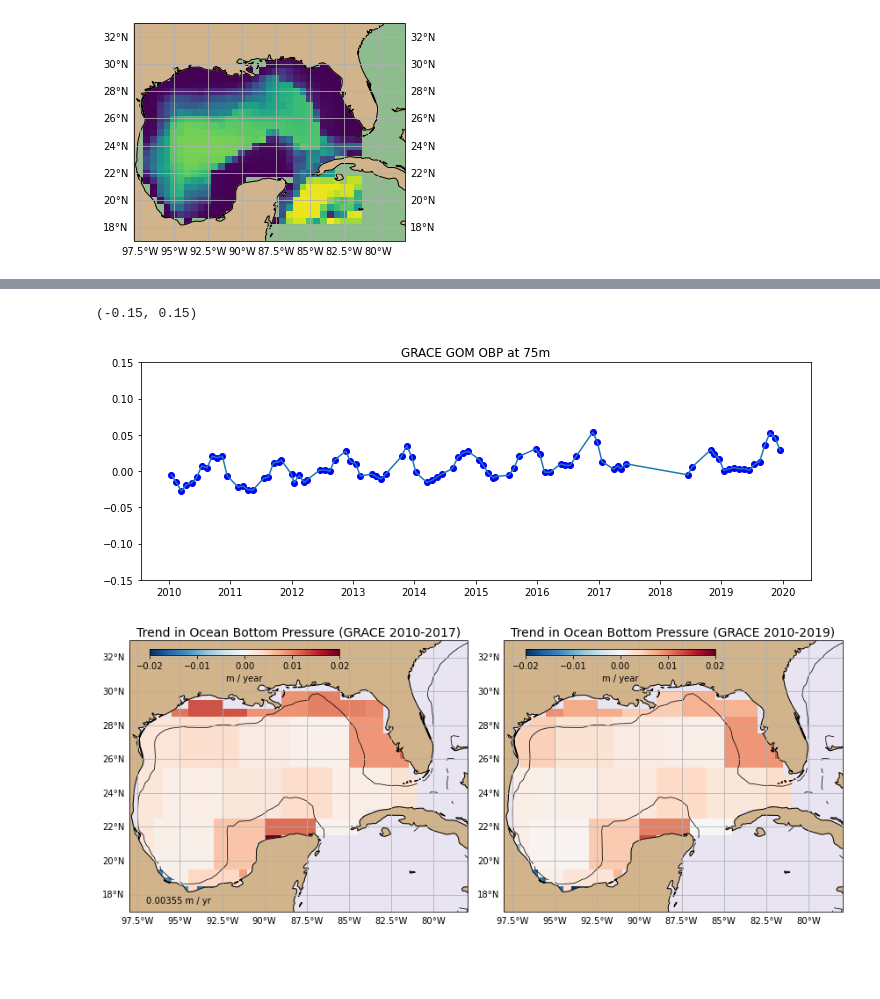
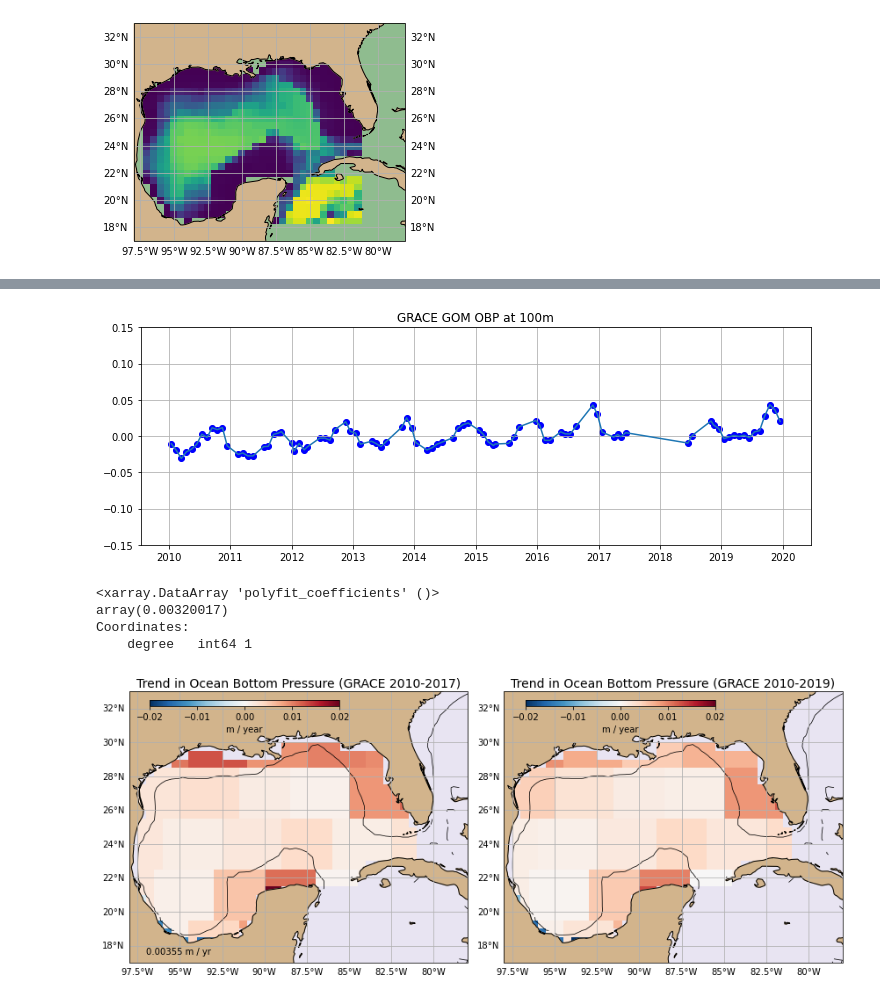
Before and after one commit to jakesteinberg/nasa_ostst, a Jupyter notebook: grace.ipynb, the cells around one changed output, grey strips where cells are left out. Saved outputs shown, nothing was run; the diff lists cells and outputs as text; code cells hidden in the pictures; blank space fills up the shorter version.

```diff
--- a/grace.ipynb
+++ b/grace.ipynb
@@ -118,11 +120,12 @@ ax.set_ylim([15,35]); ax.set_xlim([-100,-50])
 [figure]
 # %%
 gobp = grace.lwe_thickness.sel(time=slice("2010-01-01", "2017-12-31"))/100
-gobp = gobp - gobp.mean(dim='time')
+gobp = gobp - gobp.mean(dim='time')       # temporal anomaly
 pgobp = gobp.polyfit(dim='time', deg=1)
 gobp_trend = pgobp.polyfit_coefficients.isel(degree=0)*1e9*60*60*24*365
 
 gobp2 = grace.lwe_thickness.sel(time=slice("2010-01-01", "2019-12-31"))/100
+gobp2 = gobp2 - gobp2.mean(dim='time')    # temporal anomaly
 pgobp2 = gobp2.polyfit(dim='time', deg=1)
 gobp2_trend = pgobp2.polyfit_coefficients.isel(degree=0)*1e9*60*60*24*365
 # %%
@@ -159,6 +163,7 @@ gobp2_timeseries_sub = gobp2[:,lat_in][:,:,lon_in]
 # %%
 gulf_mask = xr.open_dataset('/Users/jakesteinberg/Documents/NASA_OSTST/ecco_gulf_mask_3.nc')
 # %%
+# define GOM mask and depths on GRACE grid
 mask_lon = gulf_mask.lon.data + 360
 mask_lat = gulf_mask.lat.data
 mask_val = np.nan*np.ones(np.shape(gobp_trend_sub))
@@ -177,6 +182,7 @@ for i in range(np.shape(gobp_trend_sub)[0]):
         mask_in = np.where((lons.data+360 > (this_lon-0.15)) & (lons.data+360 < (this_lon+0.15)) & \
                            (lats.data > (this_lat-0.15)) & (lats.data < (this_lat+0.15)))
         mask_dep[i,j] = np.nanmean(dep[mask_in].data)
+mask_dep = mask_dep*mask_val
 # %%
 # PLOT mask
 f, ax = plt.subplots(1,1,figsize=(6,4), subplot_kw={'projection':ccrs.PlateCarree(central_longitude=0)})
@@ -191,0 +209,12 @@ gobp_ts_sub_mask = gobp2_timeseries_sub*mask_val - (gobp2_timeseries_sub*mask_va
+# %%
+depth_i = 100
+depth_j = 4000
+desired_dep = np.where((mask_dep <= depth_i) & (mask_dep > 10))
+all_dep = np.where((mask_dep <= depth_j) & (mask_dep > 10))
+G_lon, G_lat = np.meshgrid(gobp_trend_sub.lon, gobp_trend_sub.lat)
+# PLOT desired depths
+f, ax = plt.subplots(1,1,figsize=(6,4), subplot_kw={'projection':ccrs.PlateCarree(central_longitude=0)})
+ax.scatter(G_lon[desired_dep], G_lat[desired_dep], s=10, transform=ccrs.PlateCarree()); ax.grid(); # mask_dep[desired_dep]
+ax.add_feature(cartopy.feature.LAND, color='#D2B48C',zorder=1); ax.coastlines()
+gl = ax.gridlines(draw_labels=True); gl.xlabels_top = False;
+ax.set_facecolor('#8FBC8F'); ax.set_xlim([lon_w, lon_e]); ax.set_ylim([lat_s, lat_n])
@@ -192,17 +224,12 @@ gobp_ts_sub_mask = gobp2_timeseries_sub*mask_val - (gobp2_timeseries_sub*mask_va
 # %%
-depth_i = 75
-desired_dep = np.where((mask_dep <= depth_i) & (mask_dep > 0))
 obp_d_i = np.nan*np.ones(len(gobp2.time))
 f, ax = plt.subplots(1,1,figsize=(12,4))
 for i in range(len(gobp2.time)):
-    this_obp = []
-    for j in range(len(desired_dep[0])):
-        this_obp.append(gobp_ts_sub_mask[i,desired_dep[0][j],desired_dep[1][j]])
-    obp_d_i[i] = np.nanmean(this_obp)
+    obp_d_i[i] = np.nanmean(gobp_ts_sub_mask[i].data[desired_dep])
 ax.plot(gobp2.time,obp_d_i)
 ax.scatter(gobp2.time,obp_d_i,color='b')
 ax.set_title('GRACE GOM OBP at ' + str(depth_i) + 'm')
 ax.set_ylim([-0.15,0.15])
+ax.grid()
 # %% [output]
-(-0.15, 0.15)
-[figure, old version]
+[figure, new version]
@@ -209,3 +246,15 @@ ax.set_ylim([-0.15,0.15])
+# %%
+test = xr.DataArray(data=obp_d_i, dims=["time"],
+                        coords=dict(time=(["time"], gobp2.time.data),
+                       ))
+testfit = test.polyfit(dim='time', deg=1)
+test_trend = testfit.polyfit_coefficients.isel(degree=0)*1e9*60*60*24*365
+test_trend
+# %% [output]
+<xarray.DataArray 'polyfit_coefficients' ()>
+array(0.00320017)
+Coordinates:
+    degree   int64 1
 # %%
 lon_w = -98; lon_e = -78;
 lat_s = 17; lat_n = 33;
```
Also changed, not shown: parts of 8 cells of this notebook, 2 other files.
